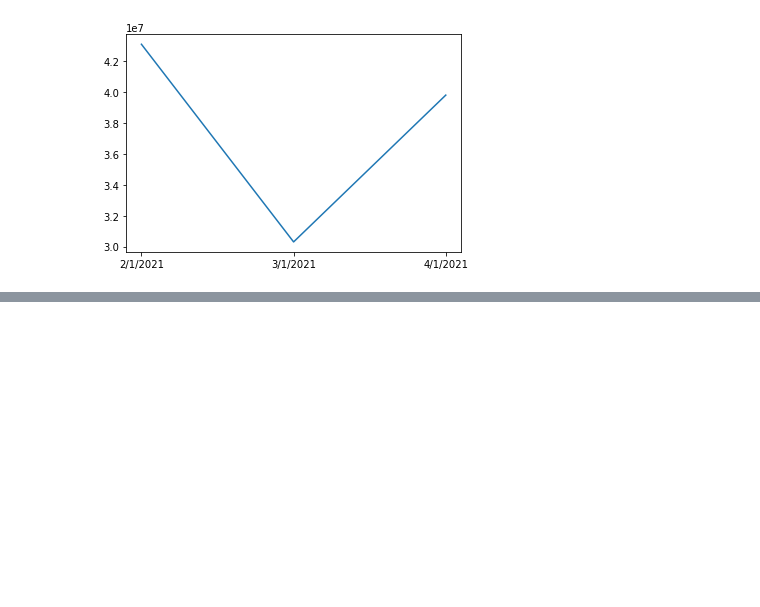
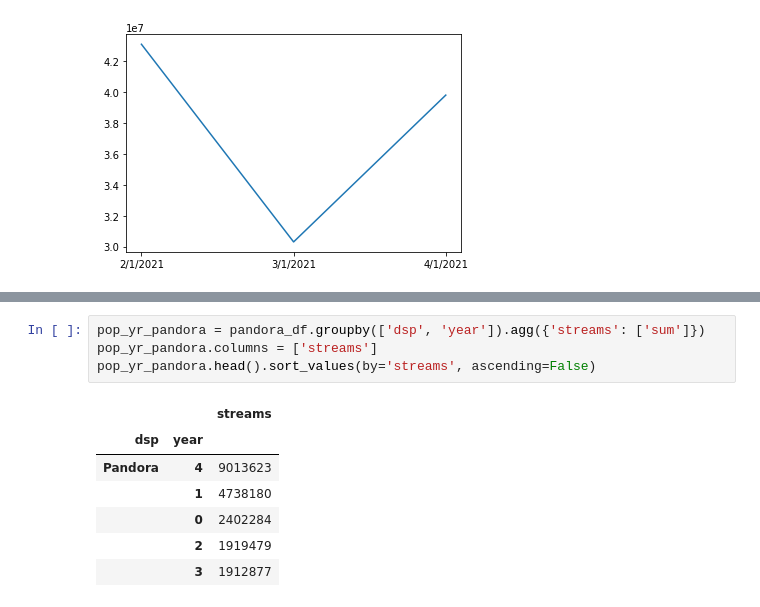
Before and after one commit to LJRollerII/mlc-project-napster, a Jupyter notebook: notebooks/dsp_mlc.ipynb, the cells around one changed output, grey strips where cells are left out. Drawn from its saved outputs; the diff is of its cells as text; blank space fills up the shorter version.

```diff
--- a/notebooks/dsp_mlc.ipynb
+++ b/notebooks/dsp_mlc.ipynb
@@ -384,0 +445,12 @@ plt.plot(youtube_usage_stream)
+# %%
+pop_yr_pandora = pandora_df.groupby(['dsp', 'year']).agg({'streams': ['sum']})
+pop_yr_pandora.columns = ['streams']
+pop_yr_pandora.head().sort_values(by='streams', ascending=False)
+# %% [output]
+|  |  | streams |
+| dsp | year |  |
+| Pandora | 4 | 9013623 |
+|  | 1 | 4738180 |
+|  | 0 | 2402284 |
+|  | 2 | 1919479 |
+|  | 3 | 1912877 |
```
Also changed, not shown: parts of 19 cells of this notebook.
